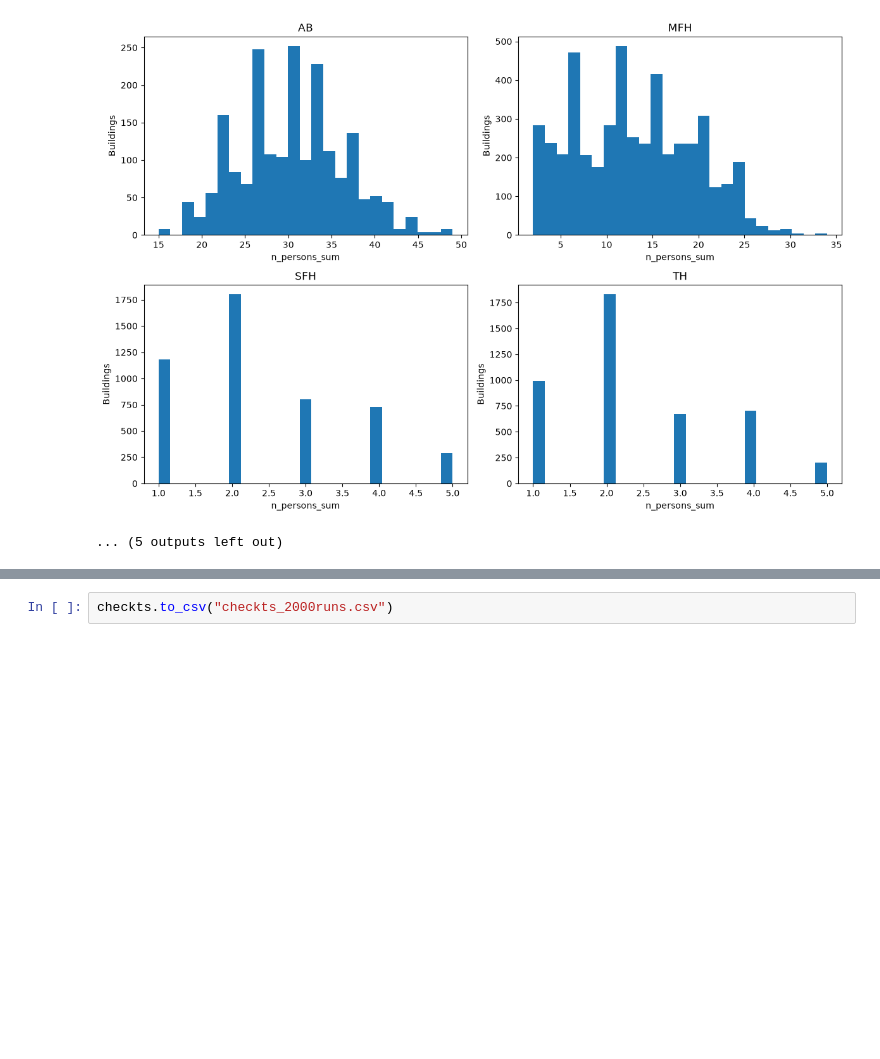
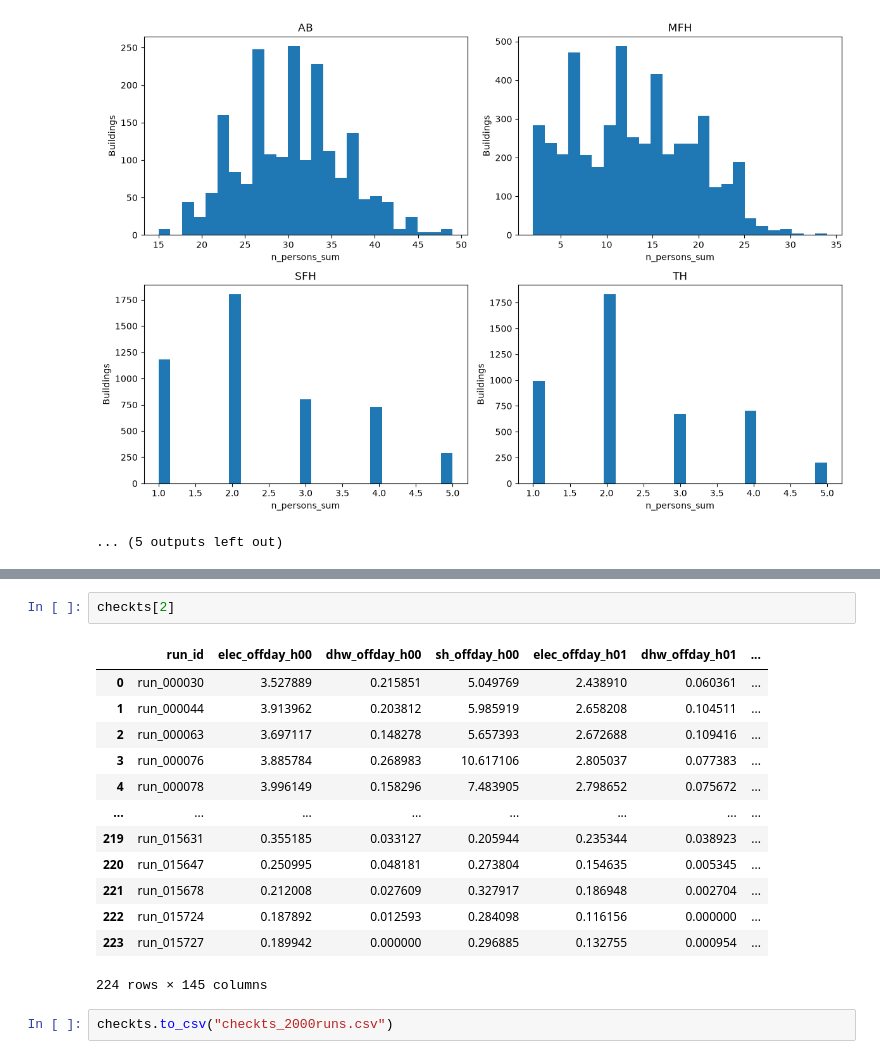
Before and after one commit to NV717/Master_Thesis_EWI_2026, a Jupyter notebook: Ch_1_Data_Preparation/DataPreparation.ipynb, the cells around one changed output, grey strips where cells are left out. Cells and saved outputs as stored; diff of their text form; blank space fills up the shorter version.

```diff
--- a/Ch_1_Data_Preparation/DataPreparation.ipynb
+++ b/Ch_1_Data_Preparation/DataPreparation.ipynb
@@ -111,3 +211,19 @@ checkts
+# %%
+checkts[2]
+# %% [output]
+|  | run_id | elec_offday_h00 | dhw_offday_h00 | sh_offday_h00 | elec_offday_h01 | dhw_offday_h01 | ... |
+| 0 | run_000030 | 3.527889 | 0.215851 | 5.049769 | 2.438910 | 0.060361 | ... |
+| 1 | run_000044 | 3.913962 | 0.203812 | 5.985919 | 2.658208 | 0.104511 | ... |
+| 2 | run_000063 | 3.697117 | 0.148278 | 5.657393 | 2.672688 | 0.109416 | ... |
+| 3 | run_000076 | 3.885784 | 0.268983 | 10.617106 | 2.805037 | 0.077383 | ... |
+| 4 | run_000078 | 3.996149 | 0.158296 | 7.483905 | 2.798652 | 0.075672 | ... |
+| ... | ... | ... | ... | ... | ... | ... | ... |
+| 219 | run_015631 | 0.355185 | 0.033127 | 0.205944 | 0.235344 | 0.038923 | ... |
+| 220 | run_015647 | 0.250995 | 0.048181 | 0.273804 | 0.154635 | 0.005345 | ... |
+| 221 | run_015678 | 0.212008 | 0.027609 | 0.327917 | 0.186948 | 0.002704 | ... |
+| 222 | run_015724 | 0.187892 | 0.012593 | 0.284098 | 0.116156 | 0.000000 | ... |
+| 223 | run_015727 | 0.189942 | 0.000000 | 0.296885 | 0.132755 | 0.000954 | ... |
+224 rows × 145 columns
 # %%
 checkts.to_csv("checkts_2000runs.csv")
 # %%
```
Also changed, not shown: parts of 12 cells of this notebook, 2 other files.
